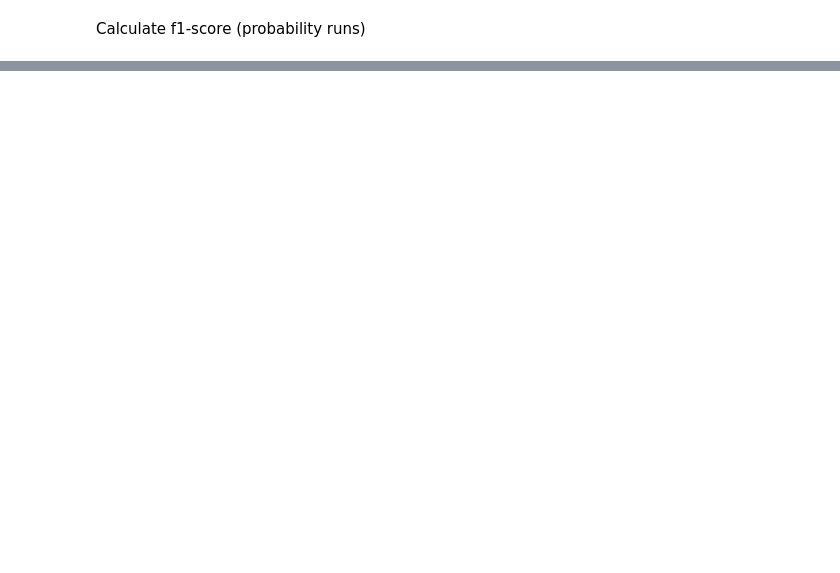
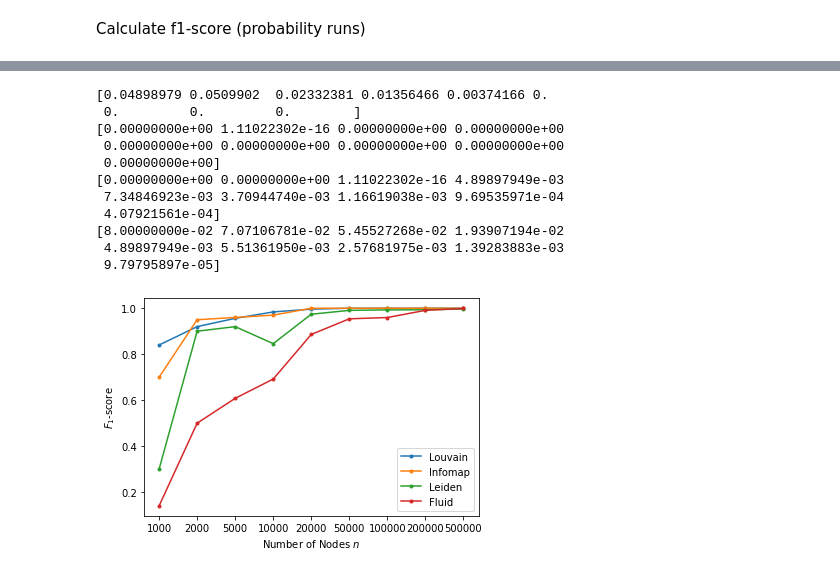
Before and after one commit to Jestmeister/SNACS, a Jupyter notebook: main.ipynb, the cells around one changed output, grey strips where cells are left out. Drawn from its saved outputs; the diff is of its cells as text; code cells hidden in the pictures; blank space fills up the shorter version.

```diff
--- a/main.ipynb
+++ b/main.ipynb
@@ -77,0 +140,58 @@ plt.show()
+# %%
+#Leiden
+n_f1_leiden = np.zeros(shape=(len(n_graphs),n_trials))
+t_leiden = np.zeros(shape=(len(n_graphs),n_trials))
+for ind,g in enumerate(n_graphs):
+    n_inj = int(var.n_ls[ind]/100)
+    ground_truth = np.zeros(g.number_of_nodes())
+    ground_truth[var.n_ls[ind]:] = 1
+    for trial in range(n_trials):
+        t0 = pt()
+        cada_leiden = cada(g, algorithm='leiden')
+        t1 = pt()
+        t_leiden[ind,trial] = t1 - t0
+        pred = cada_leiden.clf(n_inj)
+        n_f1_leiden[ind,trial] = f1_score(ground_truth,pred)
+# %%
+#Fluid
+n_f1_fluid = np.zeros(shape=(len(n_graphs),n_trials))
+t_fluid = np.zeros(shape=(len(n_graphs),n_trials))
+for ind,g in enumerate(n_graphs):
+    n_inj = int(var.n_ls[ind]/100)
+    ground_truth = np.zeros(g.number_of_nodes())
+    ground_truth[var.n_ls[ind]:] = 1
+    for trial in range(n_trials):
+        t0 = pt()
+        cada_fluid = cada(g, algorithm='fluid')
+        t1 = pt()
+        t_fluid[ind,trial] = t1 - t0
+        pred = cada_fluid.clf(n_inj)
+        n_f1_fluid[ind,trial] = f1_score(ground_truth,pred)
+# %%
+plt.figure()
+plt.plot(var.n_ls.astype('str'),np.mean(n_f1_lv,axis=1),marker='.',c='tab:blue')
+print(np.std(n_f1_lv,axis=1))
+plt.plot(var.n_ls.astype('str'),np.mean(n_f1_info,axis=1),marker='.',c='tab:orange')
+print(np.std(n_f1_info,axis=1))
+plt.plot(var.n_ls.astype('str'),np.mean(n_f1_leiden,axis=1),marker='.',c='tab:green')
+print(np.std(n_f1_leiden,axis=1))
+plt.plot(var.n_ls.astype('str'),np.mean(n_f1_fluid,axis=1),marker='.',c='tab:red')
+print(np.std(n_f1_fluid,axis=1))
+plt.xlabel(r'Number of Nodes $n$')
+plt.ylabel(r'$F_1$-score')
+plt.legend(['Louvain','Infomap','Leiden','Fluid'])
+plt.savefig('n_plt.png',bbox_inches='tight')
+plt.show()
+# %% [output]
+[0.04898979 0.0509902  0.02332381 0.01356466 0.00374166 0.
+ 0.         0.         0.        ]
+[0.00000000e+00 1.11022302e-16 0.00000000e+00 0.00000000e+00
+ 0.00000000e+00 0.00000000e+00 0.00000000e+00 0.00000000e+00
+ 0.00000000e+00]
+[0.00000000e+00 0.00000000e+00 1.11022302e-16 4.89897949e-03
+ 7.34846923e-03 3.70944740e-03 1.16619038e-03 9.69535971e-04
+ 4.07921561e-04]
+[8.00000000e-02 7.07106781e-02 5.45527268e-02 1.93907194e-02
+ 4.89897949e-03 5.51361950e-03 2.57681975e-03 1.39283883e-03
+ 9.79795897e-05]
+[figure, added]
```
Also changed, not shown: parts of 16 cells of this notebook, 16 other files.
